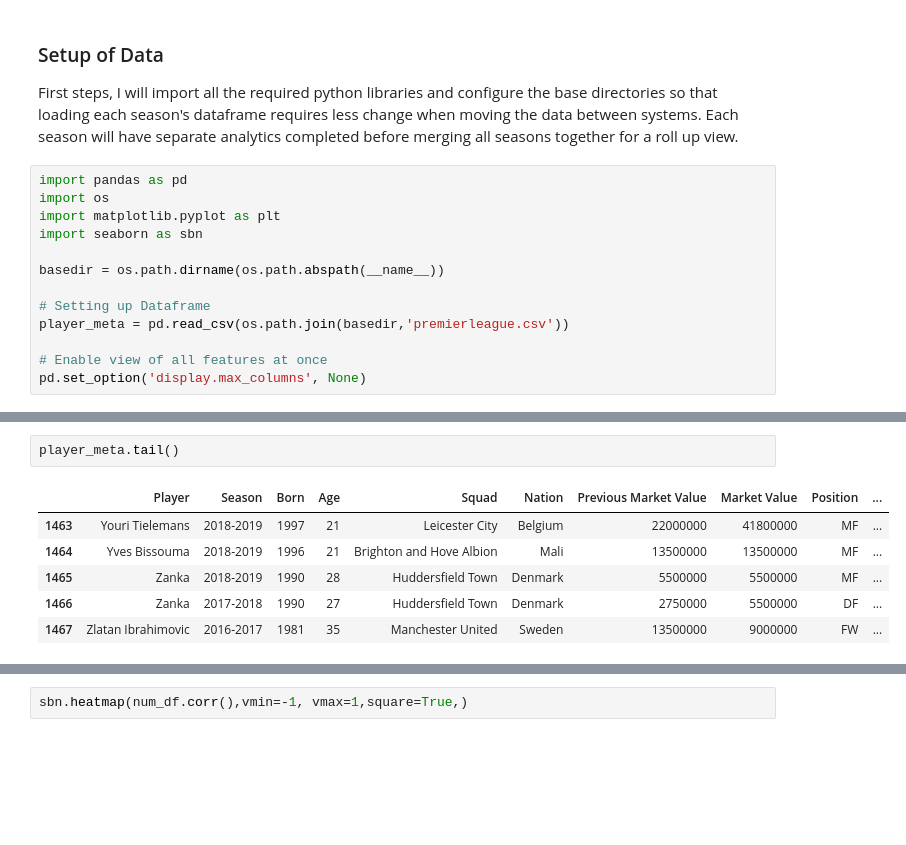
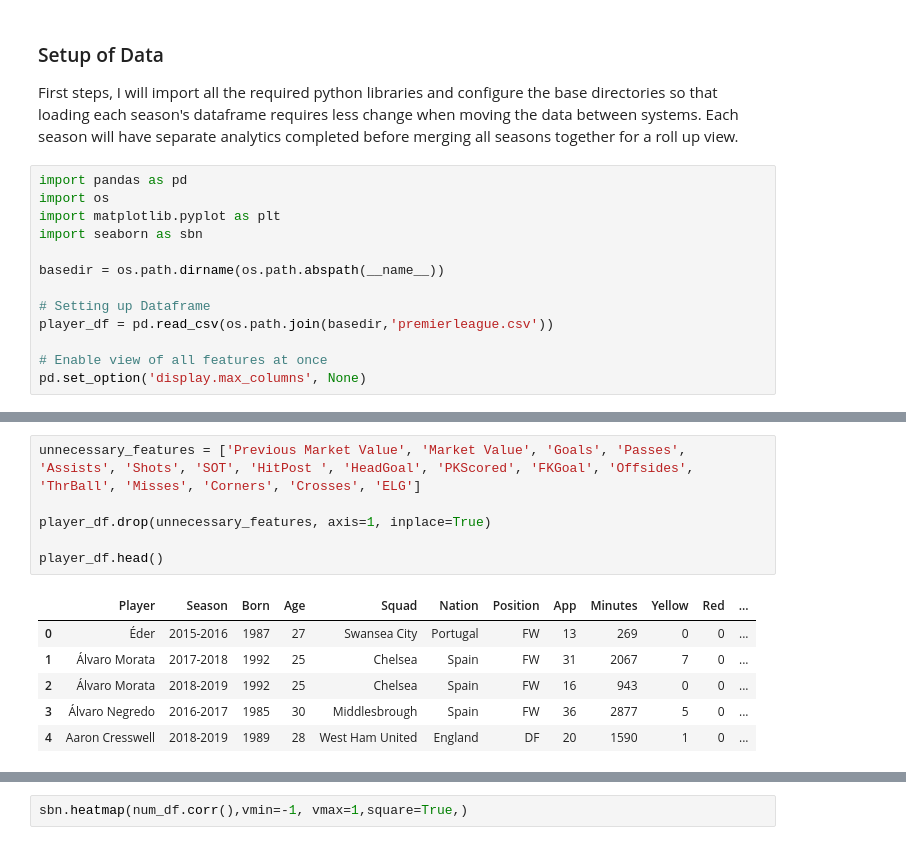
Before and after one commit to ascrivs/studious-couscous, a Jupyter notebook: DSA-Project.ipynb, the cells around one changed output, grey strips where cells are left out. Drawn from its saved outputs; the diff is of its cells as text; blank space fills up the shorter version.

Commit message:
Added numerical_feature dataframes and updated markdown for basic setup steps

```diff
--- a/DSA-Project.ipynb
+++ b/DSA-Project.ipynb
@@ -53,7 +117,7 @@ import seaborn as sbn
 basedir = os.path.dirname(os.path.abspath(__name__))
 
 # Setting up Dataframe
-player_meta = pd.read_csv(os.path.join(basedir,'premierleague.csv'))
+player_df = pd.read_csv(os.path.join(basedir,'premierleague.csv'))
 
 # Enable view of all features at once
 pd.set_option('display.max_columns', None)
@@ -60,9 +136,13 @@ pd.set_option('display.max_columns', None)
 # %%
-player_meta.tail()
+unnecessary_features = ['Previous Market Value', 'Market Value', 'Goals', 'Passes', 'Assists', 'Shots', 'SOT', 'HitPost ', 'HeadGoal', 'PKScored', 'FKGoal', 'Offsides', 'ThrBall', 'Misses', 'Corners', 'Crosses', 'ELG']
+
+player_df.drop(unnecessary_features, axis=1, inplace=True)
+
+player_df.head()
 # %% [output]
-|  | Player | Season | Born | Age | Squad | Nation | Previous Market Value | Market Value | Position | ... |
-| 1463 | Youri Tielemans | 2018-2019 | 1997 | 21 | Leicester City | Belgium | 22000000 | 41800000 | MF | ... |
-| 1464 | Yves Bissouma | 2018-2019 | 1996 | 21 | Brighton and Hove Albion | Mali | 13500000 | 13500000 | MF | ... |
-| 1465 | Zanka | 2018-2019 | 1990 | 28 | Huddersfield Town | Denmark | 5500000 | 5500000 | MF | ... |
-| 1466 | Zanka | 2017-2018 | 1990 | 27 | Huddersfield Town | Denmark | 2750000 | 5500000 | DF | ... |
-| 1467 | Zlatan Ibrahimovic | 2016-2017 | 1981 | 35 | Manchester United | Sweden | 13500000 | 9000000 | FW | ... |
+|  | Player | Season | Born | Age | Squad | Nation | Position | App | Minutes | Yellow | Red | ... |
+| 0 | Éder | 2015-2016 | 1987 | 27 | Swansea City | Portugal | FW | 13 | 269 | 0 | 0 | ... |
+| 1 | Álvaro Morata | 2017-2018 | 1992 | 25 | Chelsea | Spain | FW | 31 | 2067 | 7 | 0 | ... |
+| 2 | Álvaro Morata | 2018-2019 | 1992 | 25 | Chelsea | Spain | FW | 16 | 943 | 0 | 0 | ... |
+| 3 | Álvaro Negredo | 2016-2017 | 1985 | 30 | Middlesbrough | Spain | FW | 36 | 2877 | 5 | 0 | ... |
+| 4 | Aaron Cresswell | 2018-2019 | 1989 | 28 | West Ham United | England | DF | 20 | 1590 | 1 | 0 | ... |
```
Also changed, not shown: parts of 8 cells of this notebook.
